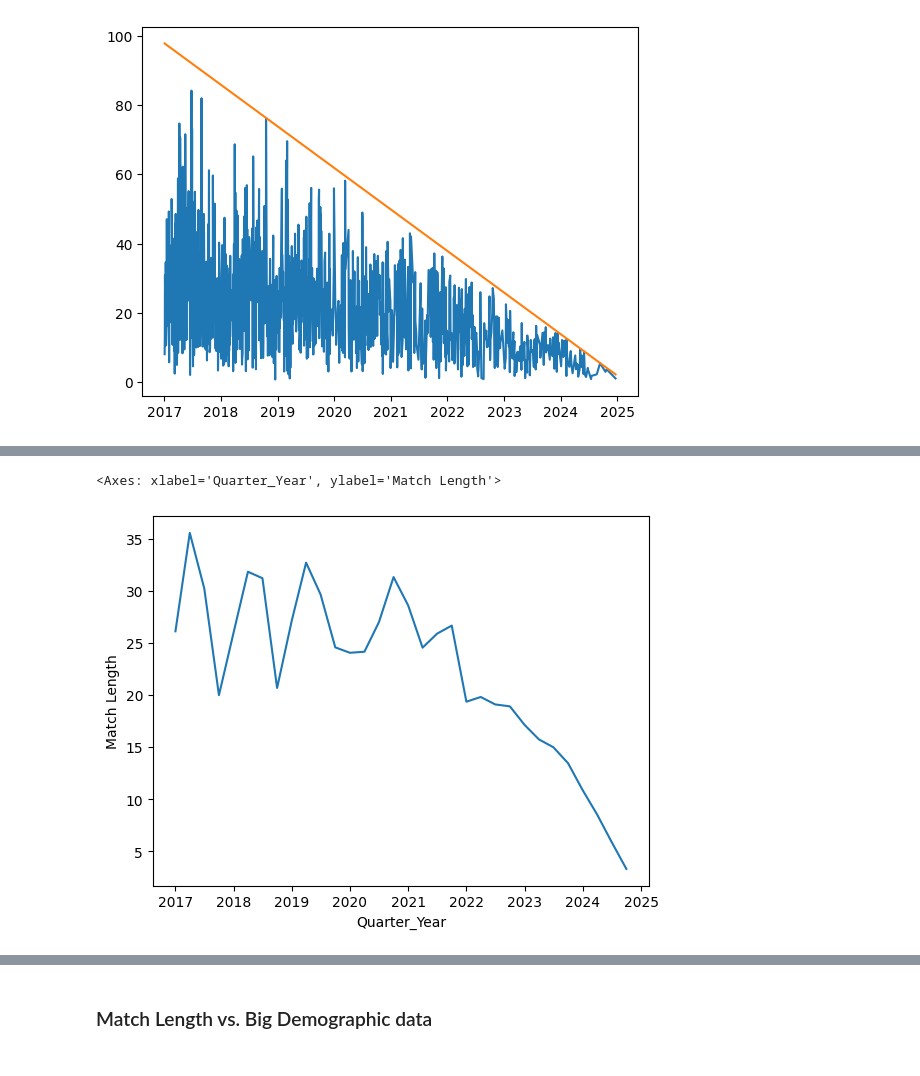
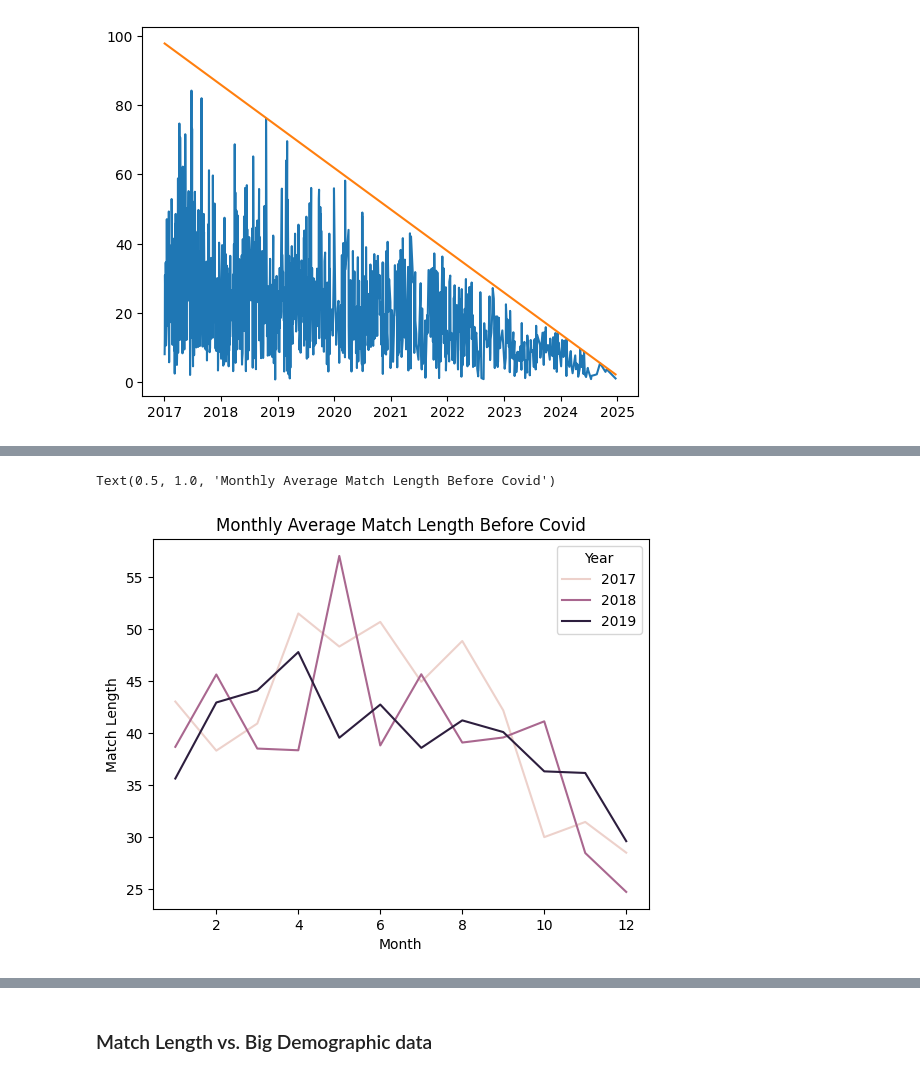
Before and after one commit to Al-Ashir-Intisar/minneMUDAC2025, a Jupyter notebook: MinneMUDAC2025_Anh.ipynb, the cells around one changed output, grey strips where cells are left out. Drawn from its saved outputs; the diff is of its cells as text; code cells hidden in the pictures.

```diff
--- a/MinneMUDAC2025_Anh.ipynb
+++ b/MinneMUDAC2025_Anh.ipynb
@@ -13,7 +13,7 @@ drive.mount('/content/drive')
 # %% [output]
 Drive already mounted at /content/drive; to attempt to forcibly remount, call drive.mount("/content/drive", force_remount=True).
 # %%
-novice_df = pd.read_excel("/content/drive/MyDrive/Novice.xlsx")
+novice_df = pd.read_excel(".../Novice.xlsx")
 novice_df.head()
 # %% [output]
 |  | Match ID 18Char | Stage | Little ID | Big ID | Big County | Big Age | Big Occupation | Big: Military | ... |
@@ -24,7 +24,7 @@ novice_df.head()
 | 4 | a1v2J0000028enKQAQ | Closed | 0032J00003PfZ6QQAV | 0032J00003Ph14j | Ramsey | 29 | Human Services: Non-Profit | NaN | ... |
 5 rows × 66 columns
 # %%
-training = pd.read_excel("/content/drive/MyDrive/Training.xlsx")
+training = pd.read_excel(".../Training.xlsx")
 training.head()
 # %% [output]
 |  | Match ID 18Char | Completion Date | Match Support Contact Notes | Stage | Little ID | Big ID | Big County | ... |
@@ -744,6 +744,8 @@ Big School/Employer = Little Home
 Name: count, dtype: int64
 # %%
 def same_county(big_county, little_county):
+  if big_county == "Other" or little_county == "Other":
+    return "Other Info"
   if big_county == little_county:
     return 1
   if ";" in big_county and ';' not in little_county:
@@ -781,6 +785,8 @@ Name: count, dtype: int64
 def same_state(big_state, little_state):
   if pd.isna(big_state) or pd.isna(little_state):
     return 0
+  if big_state == "Other" or little_state == "Other":
+    return "Other Info"
   if big_state == little_state:
     return 1
   return 0
@@ -886,10 +954,10 @@ sns.lineplot(data = temp[temp["Year"] >= 2021], x = "Month", y = "Match Length",
 # %%
-temp = deepcopy(novice_df[["Match Activation Date", "Match Length"]])
-temp["Quarter"] = temp["Match Activation Date"].apply(lambda x: x.quarter)
+temp = deepcopy(training[["Match Activation Date", "Match Length"]])
+temp["Month"] = temp["Match Activation Date"].apply(lambda x: x.month)
 temp["Year"] = temp["Match Activation Date"].apply(lambda x: x.year)
-temp["Quarter_Year"] = pd.to_datetime(temp['Year'].astype(str) + 'Q' + temp['Quarter'].astype(str))
-temp = temp.groupby(["Quarter_Year"])["Match Length"].mean().reset_index()
-sns.lineplot(data = temp, x = "Quarter_Year", y = "Match Length")
+temp = temp.groupby(["Year", "Month"])["Match Length"].mean().reset_index()
+sns.lineplot(data = temp[temp["Year"] < 2020], x = "Month", y = "Match Length", hue = "Year")
+plt.title("Monthly Average Match Length Before Covid")
 # %% [output]
-<Axes: xlabel='Quarter_Year', ylabel='Match Length'>
+Text(0.5, 1.0, 'Monthly Average Match Length Before Covid')
-[figure, old version]
+[figure, new version]
```
Also changed, not shown: parts of 41 cells of this notebook, 1 other file.
